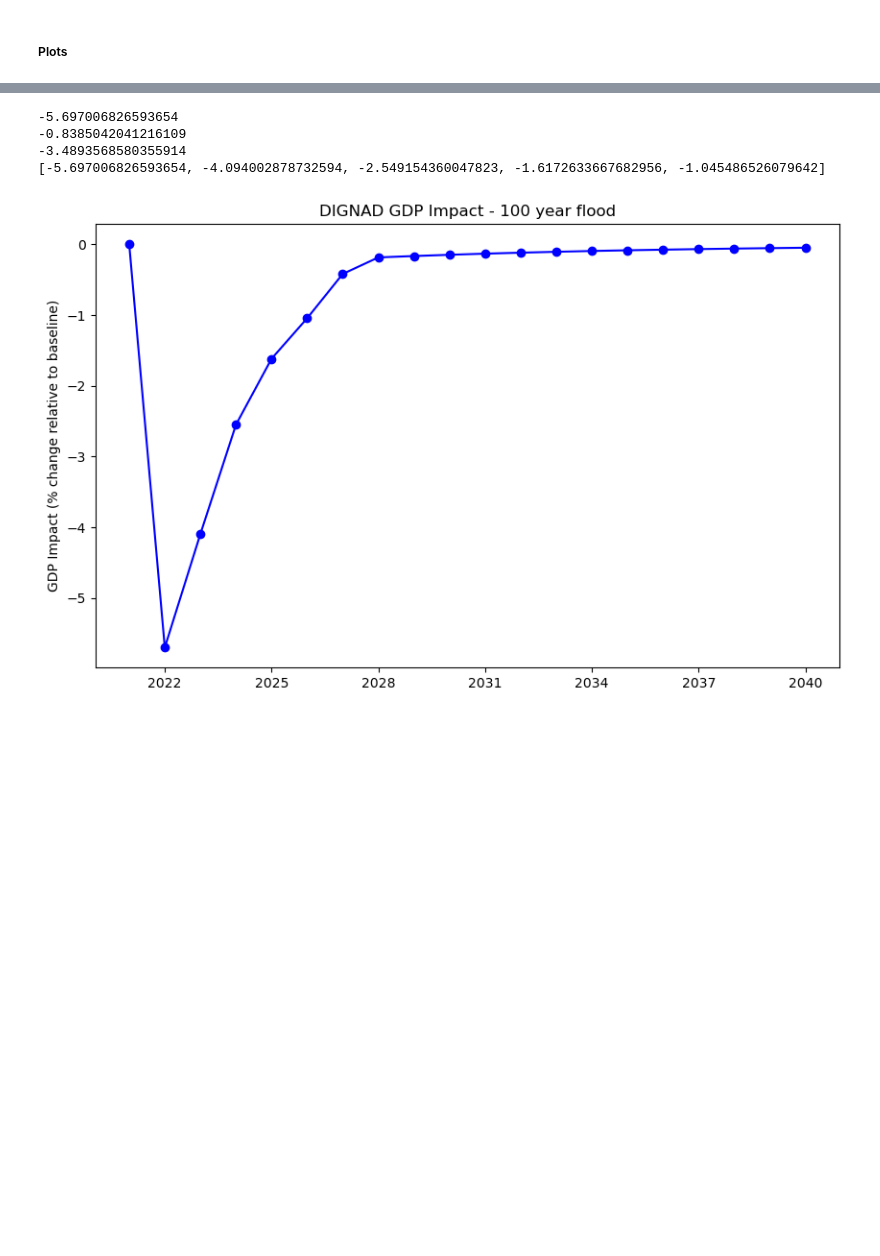
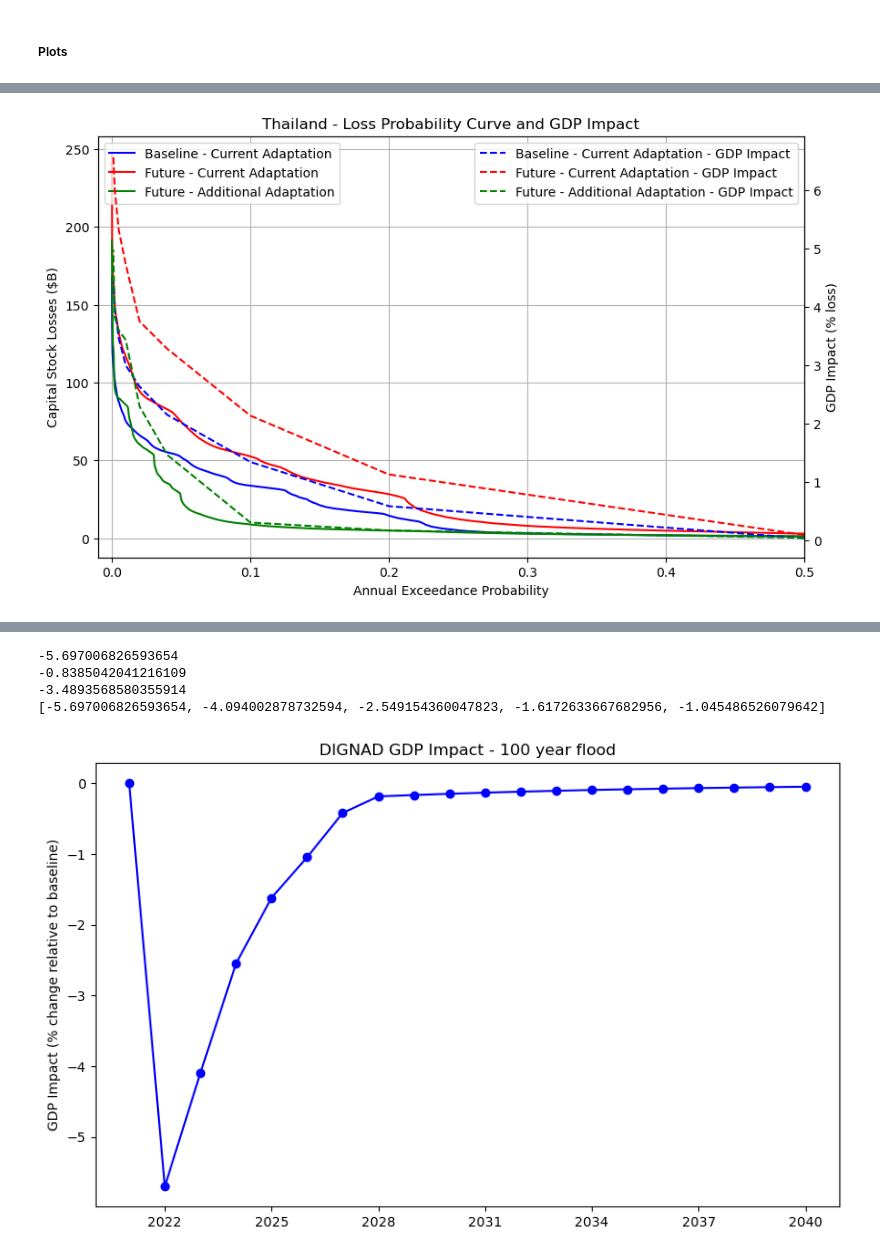
Before and after one commit to mvbnffc/sovereign-risk-tha, a Jupyter notebook: jupyter/flood_risk_DIGNAD_implementation.ipynb, the cells around one changed output, grey strips where cells are left out. Saved outputs shown, nothing was run; the diff lists cells and outputs as text; code cells hidden in the pictures; blank space fills up the shorter version.

```diff
--- a/jupyter/flood_risk_DIGNAD_implementation.ipynb
+++ b/jupyter/flood_risk_DIGNAD_implementation.ipynb
@@ -276,14 +387,15 @@ def pull_cod(epoch, scenario, rps, df):
         # adjust for actual cost of debt
          cod.append((df[epoch][scenario][i][3] - 1.1))
     return cod
-adaptation_costs = {'Urban_Protection_RP100': 52000000000}
+billion = 1000000000
+adaptation_costs = {'Urban_Protection_21': 52000000000}
 thb_usd_xr = 0.028
 discount_rate = 0.05
 o_and_m_costs = 0.01 # operation and maintenance
 years_to_construct = 30
 years_effective = 78
-epoch = 'Today'
-rps = [2, 5, 10, 25, 50, 100, 200, 500, 1000]
+epoch = 'Future_High_Emission'
+rps = [2, 5, 10, 20, 50, 100, 200, 500, 1000]
 aeps = [1/i for i in rps]
 # Total losses
 baseline = dignad_dic[epoch]['Baseline'][0] * thb_usd_xr
@@ -310,8 +422,8 @@ for key in adaptation_costs:
     benefits_so = 0
     for i in range(1, years_effective+1):
         if i <= years_to_construct:
-            benefit = ((diff_aal/30)*i)/((1+discount_rate)**i)
-            benefit_so = ((so_diff_aal/30)*i)/((1+discount_rate)**i)
+            benefit = ((diff_aal/years_to_construct)*i)/((1+discount_rate)**i)
+            benefit_so = ((so_diff_aal/years_to_construct)*i)/((1+discount_rate)**i)
             cost = (adaptation_costs[key]*o_and_m_costs)/((1+discount_rate)**i) + (adaptation_costs[key]/years_to_construct)
         else:
             benefit = diff_aal/((1+discount_rate)**i)
@@ -388,2 +528,56 @@ plt.show()
+# %%
+### Loss Probability Curve - Capital Stock and GDP
+# Constants
+thb_usd_xr = 0.028
+billion = 1000000000
+num_years = 100000
+exceedance_probabilities = np.arange(num_years, 0, -1) / num_years
+return_periods = [1/i for i in exceedance_probabilities]
+
+# Function to pull GDP losses
+def pull_gdps(epoch, scenario, rps, df):
+    gdp_losses = []
+    for i in rps:
+        gdp_losses.append(df[epoch][scenario][i][0])
+    return gdp_losses
+
+# Return periods and their annual exceedance probabilities
+rps = [2, 5, 10, 25, 50, 100, 200, 500, 1000]
+aeps = [1/i for i in rps]
+
+baseline_color = 'blue'
+future_baseline_color = 'red'
+future_adaptation_color = 'green'
+
+# Plotting
+fig, ax1 = plt.subplots(figsize=(10, 6))
+
+# Plot loss probability curve
+ax1.plot(exceedance_probabilities, (dignad_dic['Today']['Baseline'][0]*thb_usd_xr)/billion, linestyle='-', color=baseline_color, label='Baseline - Current Adaptation')
+ax1.plot(exceedance_probabilities, (dignad_dic['Future_High_Emission']['Baseline'][0]*thb_usd_xr)/billion, linestyle='-', color=future_baseline_color, label='Future - Current Adaptation')
+ax1.plot(exceedance_probabilities, (dignad_dic['Future_High_Emission']['Urban_Protection_21'][0]*thb_usd_xr)/billion, linestyle='-', color=future_adaptation_color, label='Future - Additional Adaptation')
+
+# Customize ax1
+ax1.set_ylabel('Capital Stock Losses ($B)')
+ax1.set_xlabel('Annual Exceedance Probability')
+ax1.set_title('Thailand - Loss Probability Curve and GDP Impact')
+ax1.legend(loc='upper left')
+# ax1.set_xscale('log')
+ax1.set_xlim(left=-0.01, right=0.5)
+ax1.grid(True)
+
+# Create secondary y-axis for GDP impact
+ax2 = ax1.twinx()
+ax2.plot(aeps, pull_gdps('Today', 'Baseline', rps, sovereign_dic), linestyle='--', color=baseline_color, label='Baseline - Current Adaptation - GDP Impact')
+ax2.plot(aeps, pull_gdps('Future_High_Emission', 'Baseline', rps, sovereign_dic), linestyle='--', color=future_baseline_color, label='Future - Current Adaptation - GDP Impact')
+ax2.plot(aeps, pull_gdps('Future_High_Emission', 'Urban_Protection_21', rps, sovereign_dic), linestyle='--', color=future_adaptation_color, label='Future - Additional Adaptation - GDP Impact')
+
+# Customize ax2
+ax2.set_ylabel('GDP Impact (% loss)')
+ax2.legend(loc='upper right')
+
+plt.show()
+# %% [output]
+[figure, added]
 # %%
 # GDP Probability Curve
```
Also changed, not shown: parts of 17 cells of this notebook, 10 other files.
